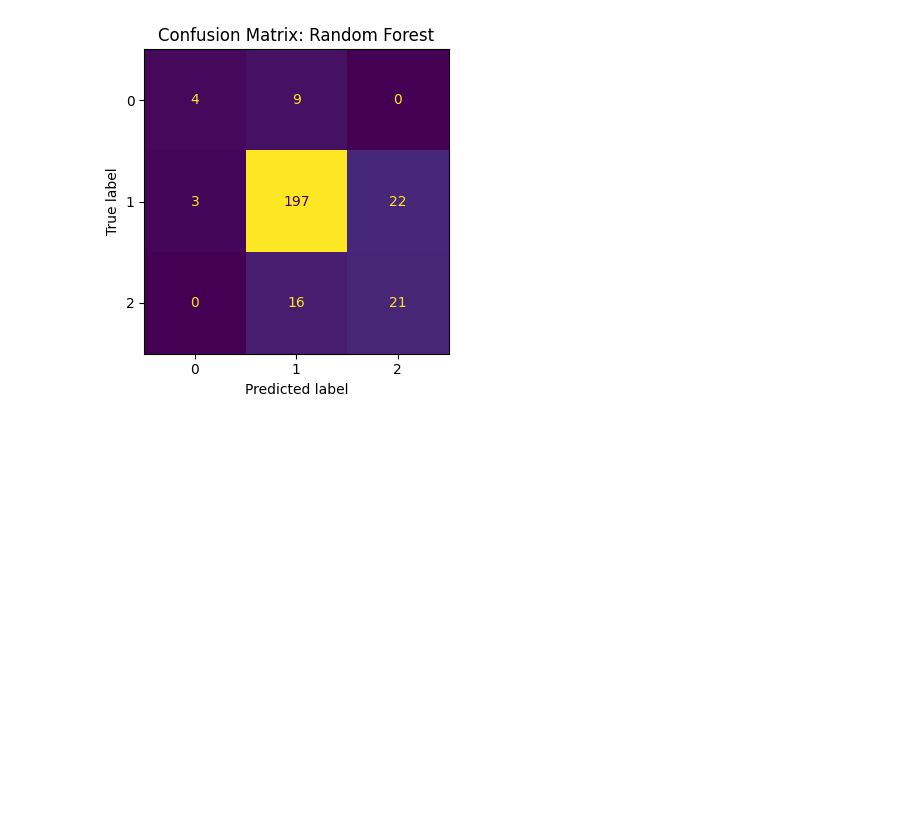
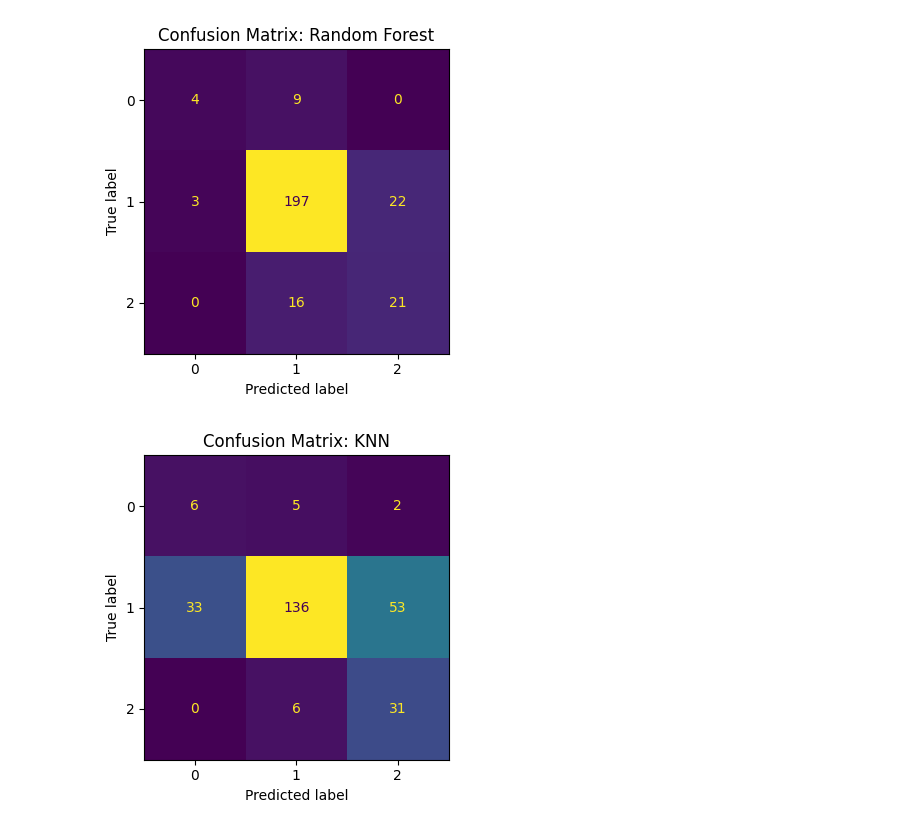
Before and after one commit to Priceaj89/DATA6550-Bias-Reproducibility, a Jupyter notebook: CODE/PRICE/Wine_reproduceability_AlexanderPrice.ipynb, the cells around one changed output. Saved outputs shown, nothing was run; the diff lists cells and outputs as text; code cells hidden in the pictures; blank space fills up the shorter version.

```diff
--- a/CODE/PRICE/Wine_reproduceability_AlexanderPrice.ipynb
+++ b/CODE/PRICE/Wine_reproduceability_AlexanderPrice.ipynb
@@ -1224,3 +1518,7 @@ plot_confusion_matrix_single(y_test, y_pred_svm, model_name='SVM', class_labels=
 plot_confusion_matrix_single(y_test_rf, y_pred_rf, model_name='Random Forest', class_labels=[0, 1, 2])
 # %% [output]
 [figure]
+# %%
+plot_confusion_matrix_single(y_test_knn, y_pred_knn, model_name='KNN', class_labels=[0, 1, 2])
+# %% [output]
+[figure, added]
```
Also changed, not shown: parts of 30 cells of this notebook.
